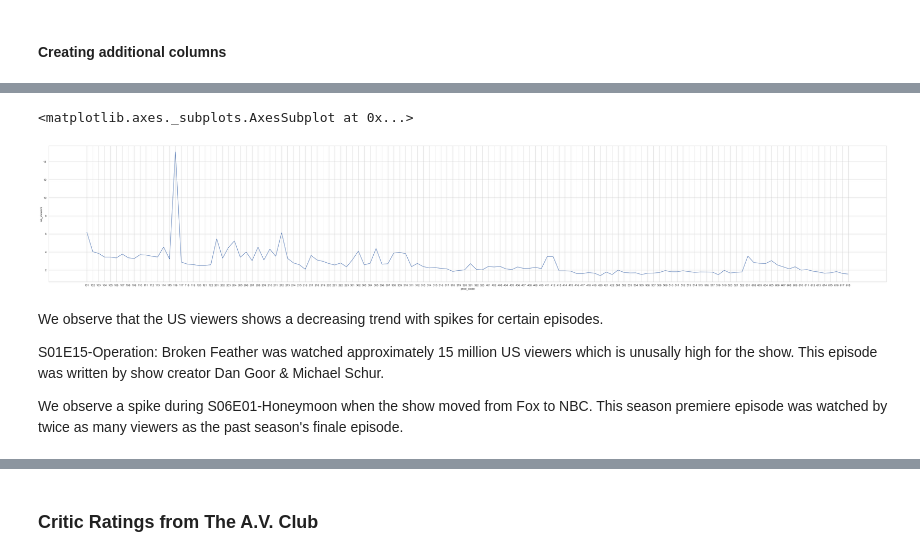
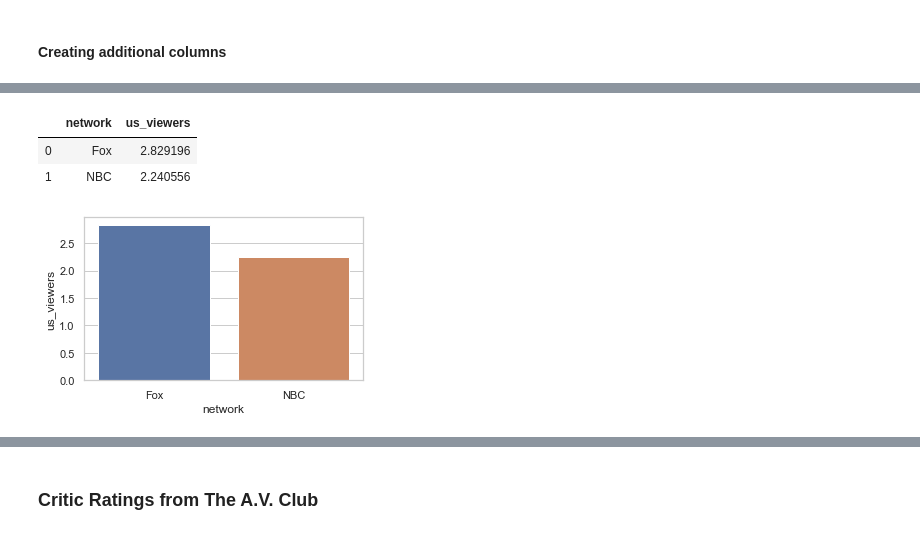
Before and after one commit to jagrutijoshi2603/Python-for-Data-Science-Project, a Jupyter notebook: Project.ipynb, the cells around one changed output, grey strips where cells are left out. Drawn from its saved outputs; the diff is of its cells as text; code cells hidden in the pictures.

```diff
--- a/Project.ipynb
+++ b/Project.ipynb
@@ -139,13 +190,11 @@ We observe that writer Luke Del Tredici and director Michael McDonald are the to
 # %%
-# total US viewers by season and episode
-fig, ax = plt.subplots(1,1,figsize=(60,10))
-sns.lineplot(x="prod_code", y="us_viewers", data=wiki_b99.groupby(['prod_code']).sum().reset_index())
+# average US viewers by network
+fig, ax = plt.subplots(1,1,figsize=(5,3))
+sns.barplot(x="network", y="us_viewers", data=wiki_b99.groupby(['network']).mean().reset_index())
+wiki_b99.groupby(['network']).mean().reset_index()
+# The show had 1.26 times more average US viewers when it aired on Fox than when it aired on NBC.
 # %% [output]
-<matplotlib.axes._subplots.AxesSubplot at 0x...>
+|  | network | us_viewers |
+| 0 | Fox | 2.829196 |
+| 1 | NBC | 2.240556 |
-[figure, old version]
+[figure, new version]
-# %% [markdown]
-We observe that the US viewers shows a decreasing trend with spikes for certain episodes.
-
-S01E15-Operation: Broken Feather was watched approximately 15 million US viewers which is unusally high for the show. This episode was written by show creator Dan Goor & Michael Schur.
-
-We observe a spike during S06E01-Honeymoon when the show moved from Fox to NBC. This season premiere episode was watched by twice as many viewers as the past season's finale episode.
```
Also changed, not shown: parts of 79 cells of this notebook.
